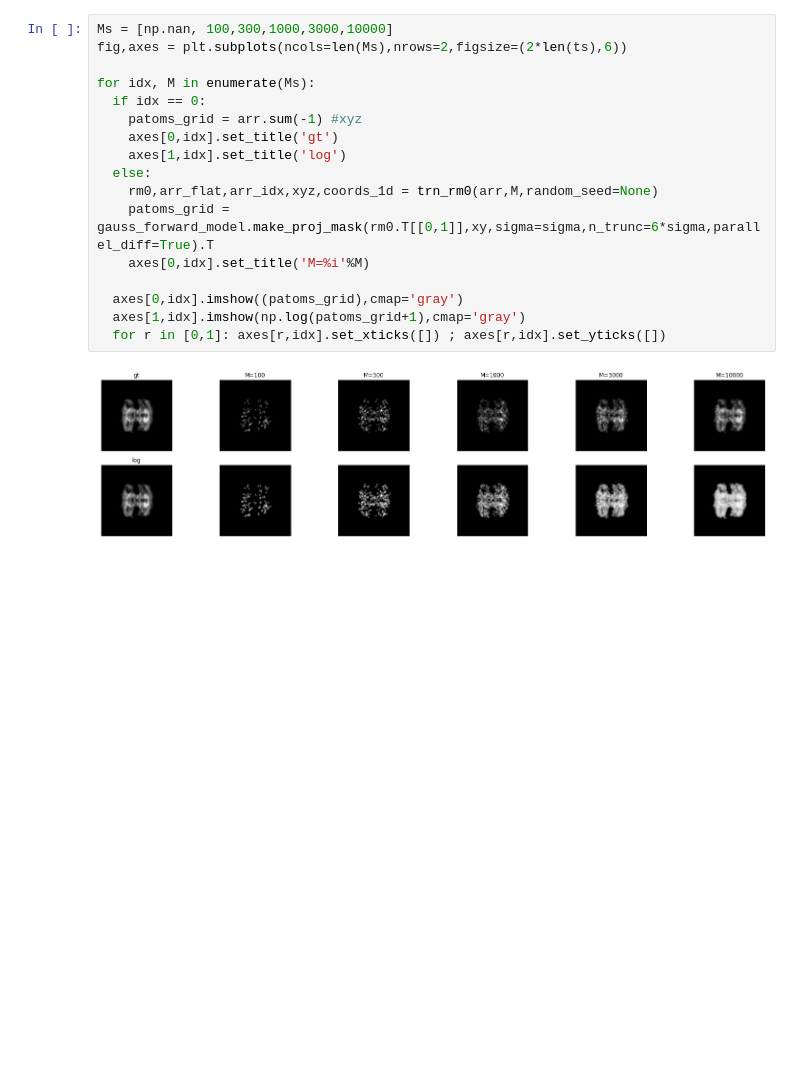
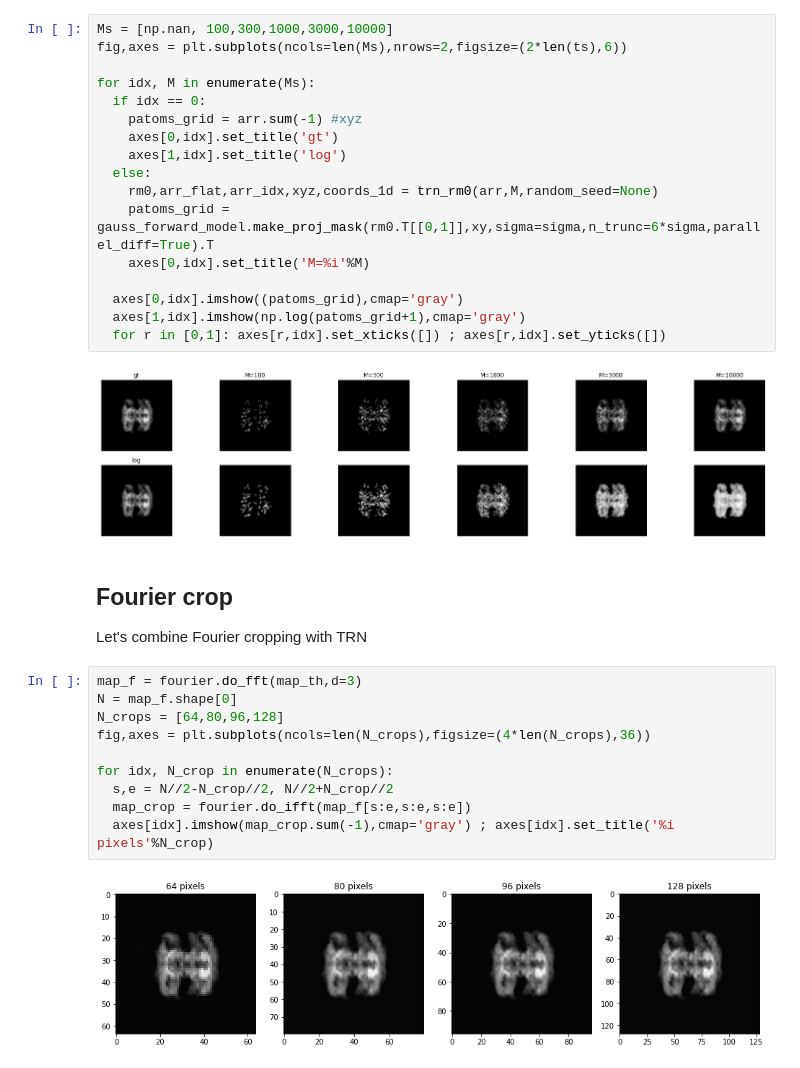
Before and after one commit to geoffwoollard/learn_cryoem_math, a Jupyter notebook: nb/topology_representing_network.ipynb, the cells around one changed output. Saved outputs shown, nothing was run; the diff lists cells and outputs as text; blank space fills up the shorter version.

Commit message:
with Fourier crop

```diff
--- a/nb/topology_representing_network.ipynb
+++ b/nb/topology_representing_network.ipynb
@@ -626,3 +646,18 @@ for idx, M in enumerate(Ms):
   for r in [0,1]: axes[r,idx].set_xticks([]) ; axes[r,idx].set_yticks([])
 # %% [output]
 [figure]
+# %% [markdown]
+## Fourier crop
+Let's combine Fourier cropping with TRN
+# %%
+map_f = fourier.do_fft(map_th,d=3)
+N = map_f.shape[0]
+N_crops = [64,80,96,128]
+fig,axes = plt.subplots(ncols=len(N_crops),figsize=(4*len(N_crops),36))
+
+for idx, N_crop in enumerate(N_crops):
+  s,e = N//2-N_crop//2, N//2+N_crop//2
+  map_crop = fourier.do_ifft(map_f[s:e,s:e,s:e])
+  axes[idx].imshow(map_crop.sum(-1),cmap='gray') ; axes[idx].set_title('%i pixels'%N_crop)
+# %% [output]
+[figure, added]
```
Also changed, not shown: parts of 21 cells of this notebook.
